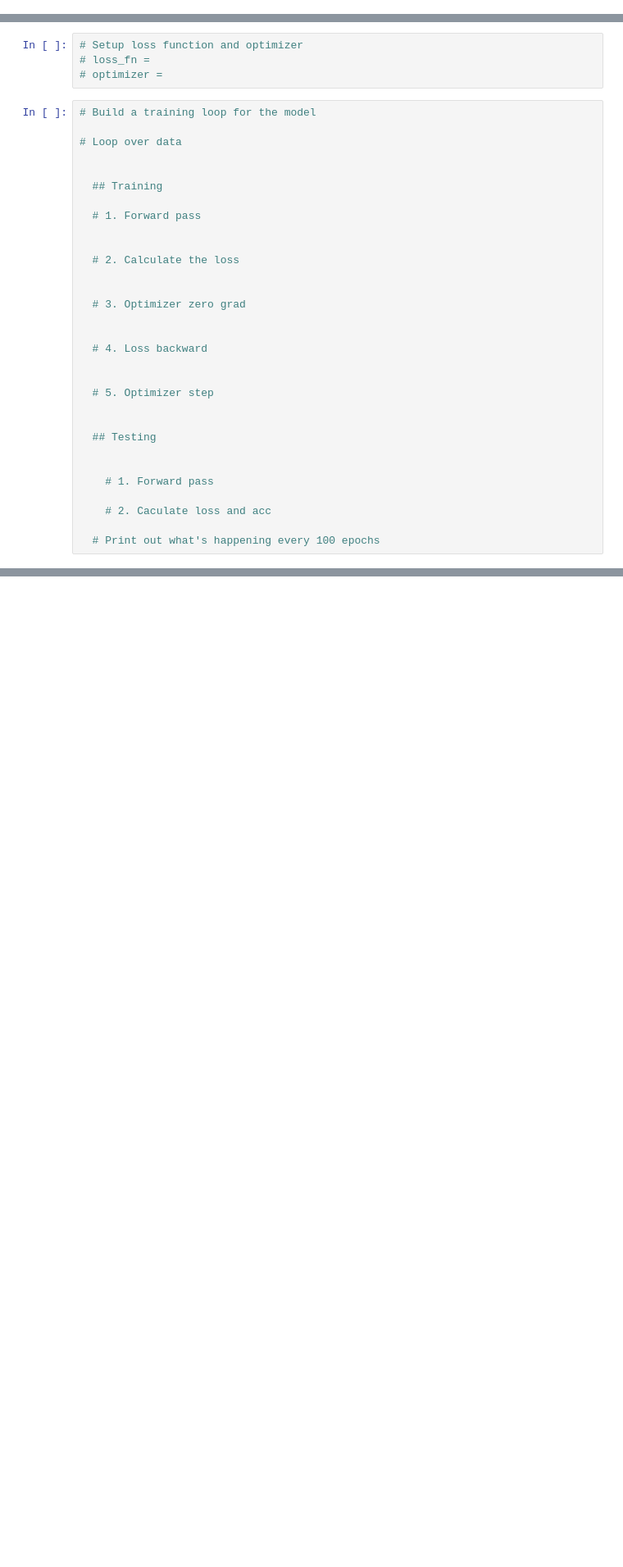
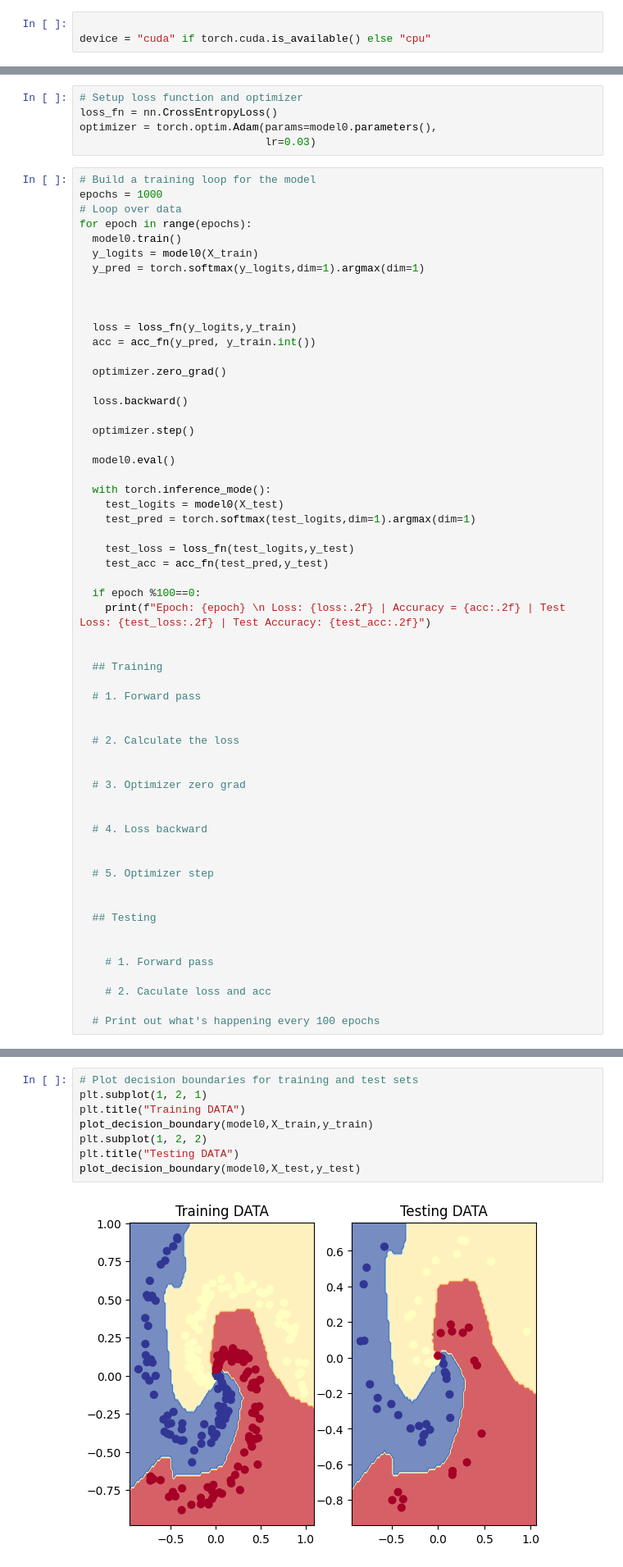
Before and after one commit to ganireddikumar/Assignment1, a Jupyter notebook: extras/exercises/02_pytorch_classification_exercises.ipynb, the cells around one changed output, grey strips where cells are left out. Shown at 82% size. Drawn from its saved outputs; the diff is of its cells as text; blank space fills up the shorter version.

```diff
--- a/extras/exercises/02_pytorch_classification_exercises.ipynb
+++ b/extras/exercises/02_pytorch_classification_exercises.ipynb
@@ -391,6 +392,9 @@ y = torch.from_numpy(y).type(torch.LongTensor) # labels need to be of type long
 # Create train and test splits
 from sklearn.model_selection import train_test_split
 X_train, X_test,y_train,y_test =train_test_split(X,y,test_size=0.2)
+# %%
+
+device = "cuda" if torch.cuda.is_available() else "cpu"
 # %%
 # Let's calculuate the accuracy for when we fit our model
 !pip -q install torchmetrics # colab doesn't come with torchmetrics
@@ -428,11 +489,39 @@ Pred labels:
 # %%
 # Setup loss function and optimizer
-# loss_fn =
-# optimizer =
+loss_fn = nn.CrossEntropyLoss()
+optimizer = torch.optim.Adam(params=model0.parameters(),
+                             lr=0.03)
 # %%
 # Build a training loop for the model
+epochs = 1000
+# Loop over data
+for epoch in range(epochs):
+  model0.train()
+  y_logits = model0(X_train)
+  y_pred = torch.softmax(y_logits,dim=1).argmax(dim=1)
 
-# Loop over data
+
+
+  loss = loss_fn(y_logits,y_train)
+  acc = acc_fn(y_pred, y_train.int())
+
+  optimizer.zero_grad()
+
+  loss.backward()
+
+  optimizer.step()
+
+  model0.eval()
+
+  with torch.inference_mode():
+    test_logits = model0(X_test)
+    test_pred = torch.softmax(test_logits,dim=1).argmax(dim=1)
+
+    test_loss = loss_fn(test_logits,y_test)
+    test_acc = acc_fn(test_pred,y_test)
+
+  if epoch %100==0:
+    print(f"Epoch: {epoch} \n Loss: {loss:.2f} | Accuracy = {acc:.2f} | Test Loss: {test_loss:.2f} | Test Accuracy: {test_acc:.2f}")
 
 
   ## Training
@@ -464,0 +573,10 @@ Pred labels:
+# %%
+# Plot decision boundaries for training and test sets
+plt.subplot(1, 2, 1)
+plt.title("Training DATA")
+plot_decision_boundary(model0,X_train,y_train)
+plt.subplot(1, 2, 2)
+plt.title("Testing DATA")
+plot_decision_boundary(model0,X_test,y_test)
+# %% [output]
+[figure, added]
```
Also changed, not shown: parts of 8 cells of this notebook.
